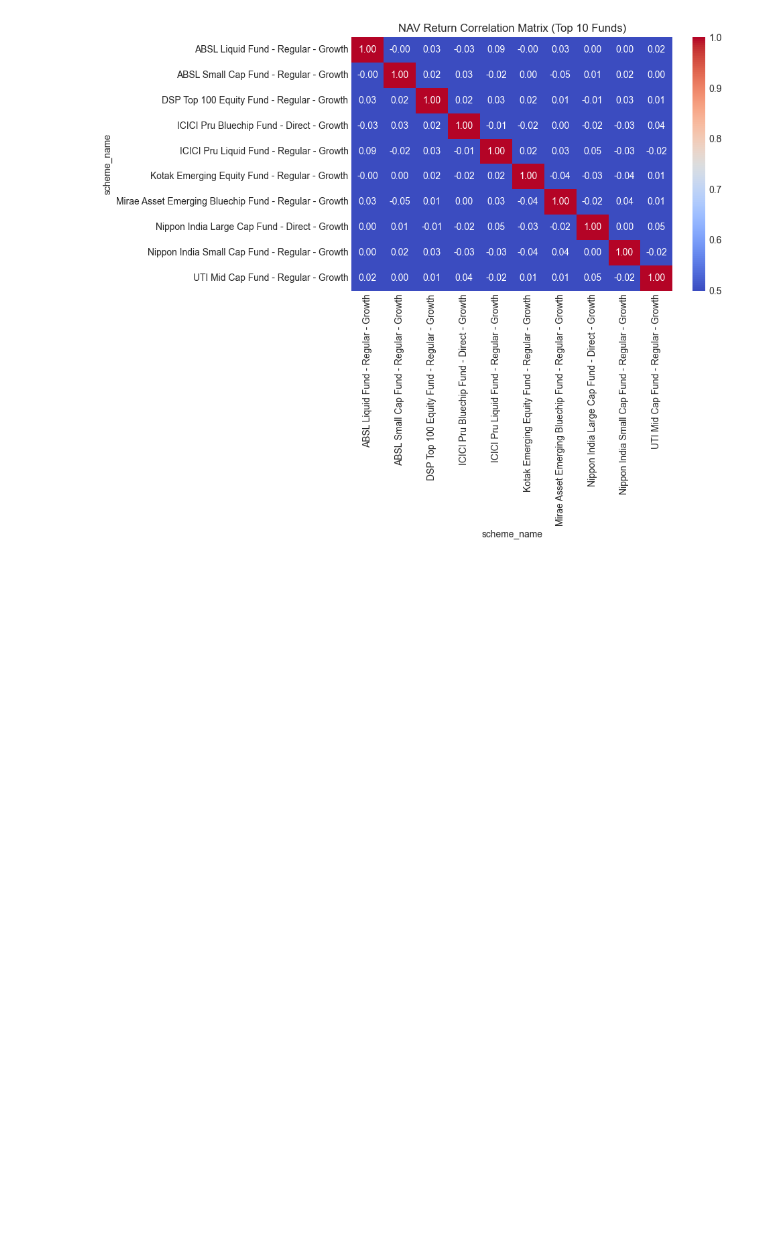
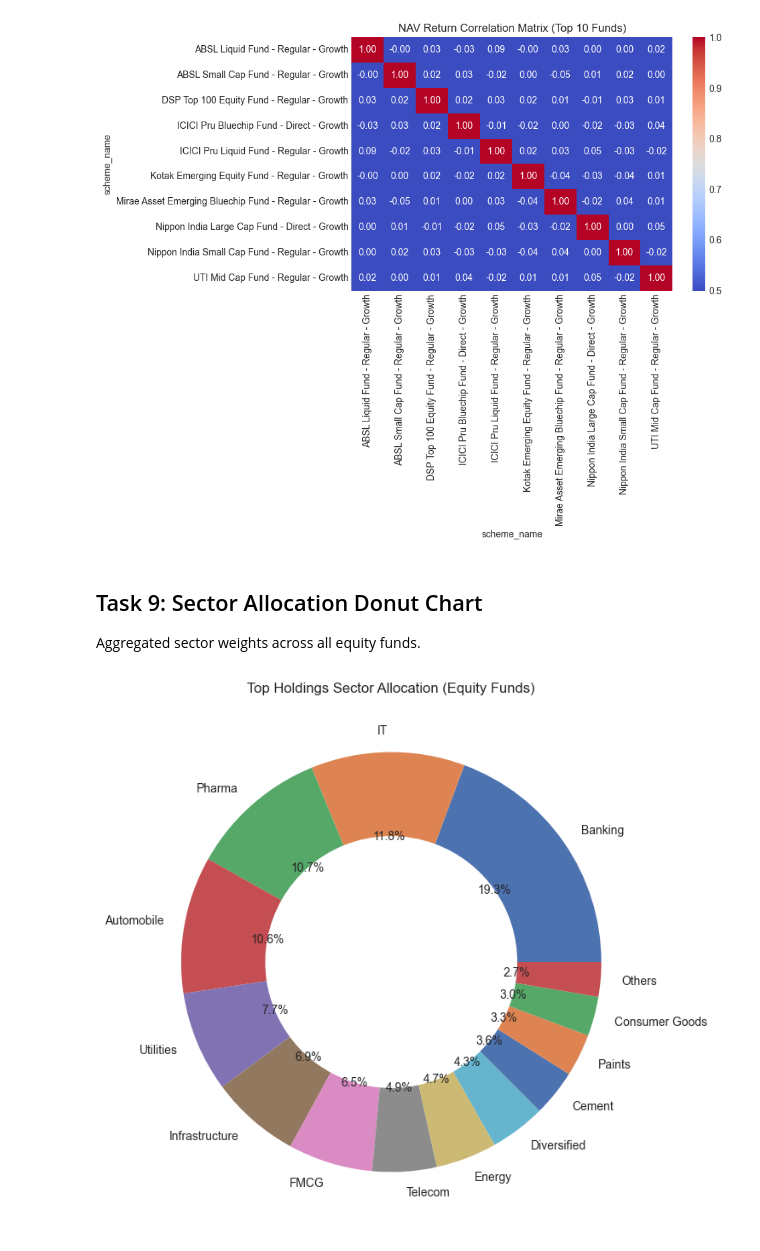
Before and after one commit to Subhasish-33/bluestock-mutual-fund-analytics, a Jupyter notebook: notebooks/03_eda_analysis.ipynb, the cells around one changed output. Saved outputs shown, nothing was run; the diff lists cells and outputs as text; code cells hidden in the pictures; blank space fills up the shorter version.

Commit message:
Task 9: Sector allocation donut chart for equity funds

```diff
--- a/notebooks/03_eda_analysis.ipynb
+++ b/notebooks/03_eda_analysis.ipynb
@@ -210,3 +210,29 @@ plt.savefig("../reports/figures/correlation_matrix.png", dpi=300)
 plt.show()
 # %% [output]
 [figure]
+# %% [markdown]
+## Task 9: Sector Allocation Donut Chart
+Aggregated sector weights across all equity funds.
+# %%
+query = """
+SELECT ph.sector, SUM(ph.market_value_cr) as total_mcap
+FROM portfolio_holdings ph
+JOIN fund_master fm ON ph.amfi_code = fm.amfi_code
+WHERE fm.category = 'Equity' AND ph.sector IS NOT NULL
+GROUP BY ph.sector
+ORDER BY total_mcap DESC
+"""
+sector_df = pd.read_sql(query, conn)
+
+# Group small sectors into 'Others'
+threshold = sector_df['total_mcap'].sum() * 0.03
+sector_df.loc[sector_df['total_mcap'] < threshold, 'sector'] = 'Others'
+sector_agg = sector_df.groupby('sector')['total_mcap'].sum().sort_values(ascending=False)
+
+plt.figure(figsize=(8, 8))
+plt.pie(sector_agg, labels=sector_agg.index, autopct='%1.1f%%', wedgeprops=dict(width=0.4))
+plt.title('Top Holdings Sector Allocation (Equity Funds)')
+plt.savefig("../reports/figures/sector_allocation.png", dpi=300)
+plt.show()
+# %% [output]
+[figure, added]
```
Also changed, not shown: 1 other file.
